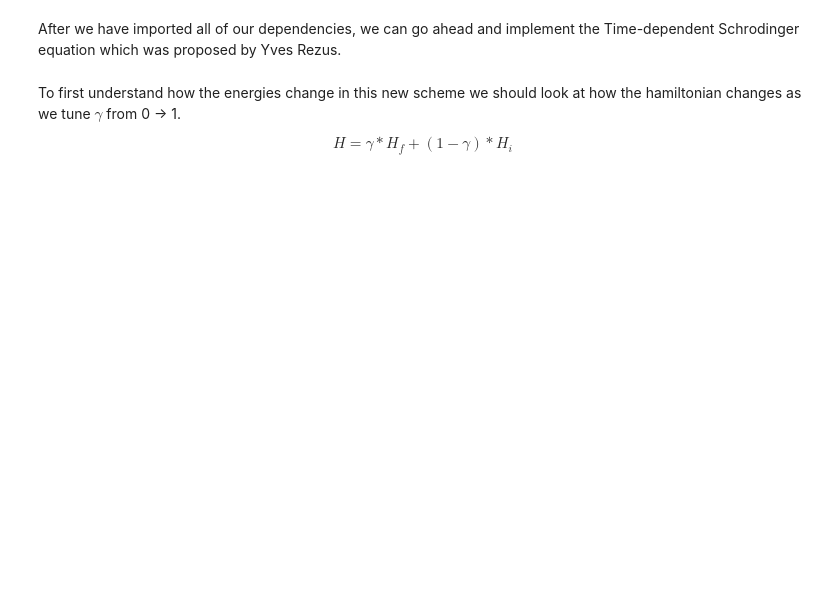
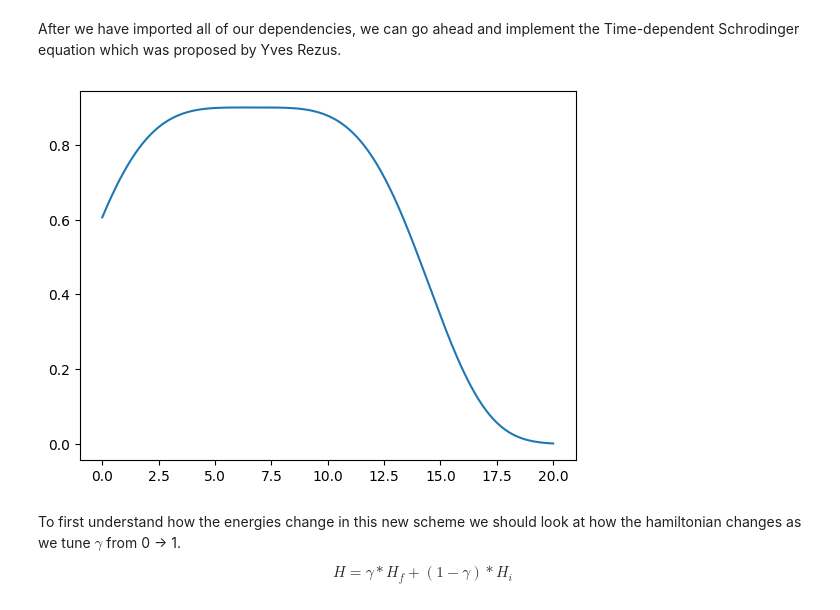
Before and after one commit to Secretmud/zermelos-navigation-problem, a Jupyter notebook: src/yves_method.ipynb, the cells around one changed output. Cells and saved outputs as stored; diff of their text form; code cells hidden in the pictures; blank space fills up the shorter version.

```diff
--- a/src/yves_method.ipynb
+++ b/src/yves_method.ipynb
@@ -10,5 +11,14 @@ import itertools
 memory = Memory(location=".joblib_cache", verbose=0)
 # %% [markdown]
 After we have imported all of our dependencies, we can go ahead and implement the Time-dependent Schrodinger equation which was proposed by Yves Rezus.
+# %%
+x = np.linspace(0, D, 1000)
+
+y = S(x)
+
+plt.plot(x, y)
+plt.show()
+# %% [output]
+[figure, added]
 # %%
 beta = 1
```
Also changed, not shown: parts of 7 cells of this notebook, 2 other files.
